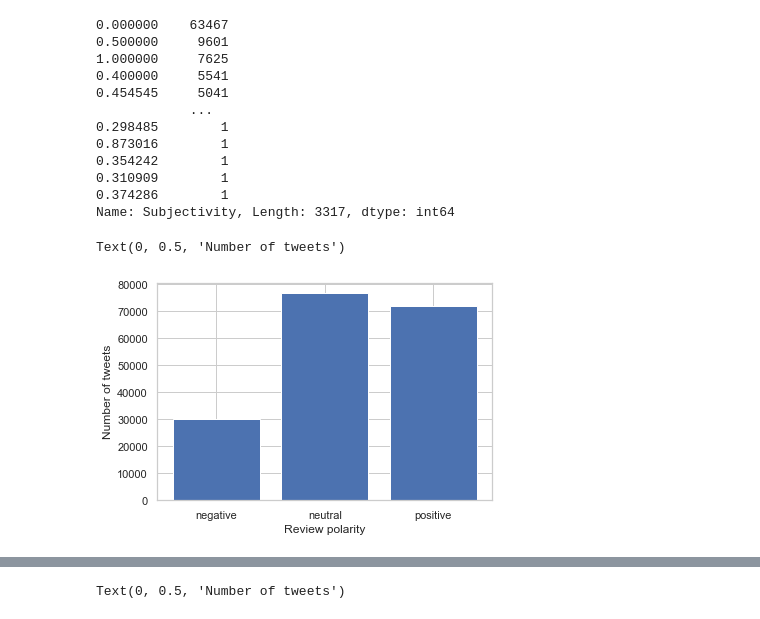
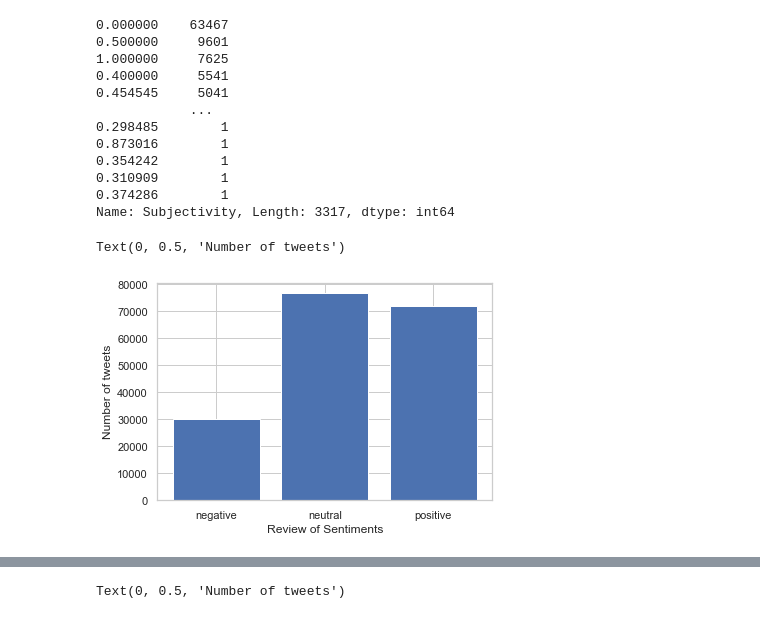
Before and after one commit to piyushjha0409/Sentimental-Analysis, a Jupyter notebook: main.ipynb, the cells around one changed output, grey strips where cells are left out. Cells and saved outputs as stored; diff of their text form; code cells hidden in the pictures.

```diff
--- a/main.ipynb
+++ b/main.ipynb
@@ -338,9 +338,9 @@ Name: Subjectivity, Length: 3317, dtype: int64
 # %%
 #grah of sentiment
 Sentimental_val = df.groupby('Sentiment').count()
-plt.bar(Sentimental_val.index.values, Sentimental_val['tweets'])
-plt.xlabel('Review polarity')
+plt.bar(Sentimental_val.index.values, Sentimental_val['text'])
+plt.xlabel('Review of Sentiments')
 plt.ylabel('Number of tweets')
 # %% [output]
 Text(0, 0.5, 'Number of tweets')
-[figure, old version]
+[figure, new version]
```
Also changed, not shown: parts of 7 cells of this notebook, 4 other files.
